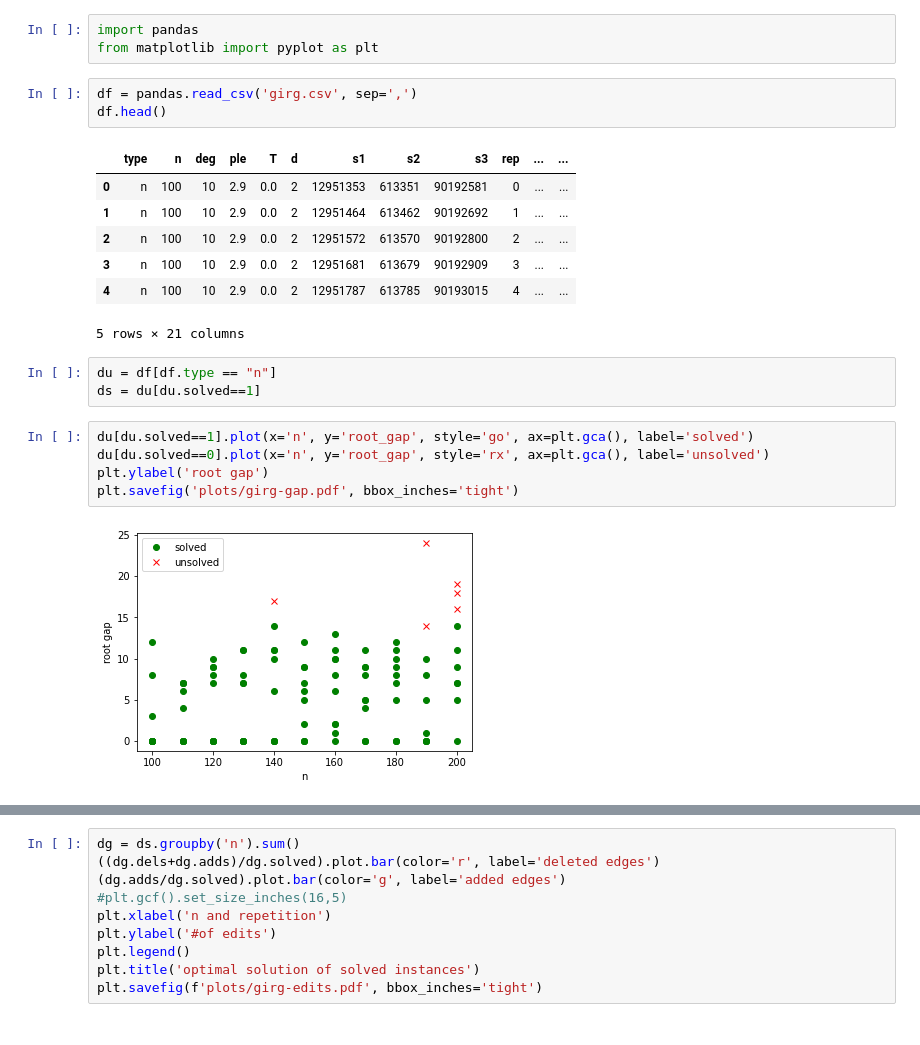
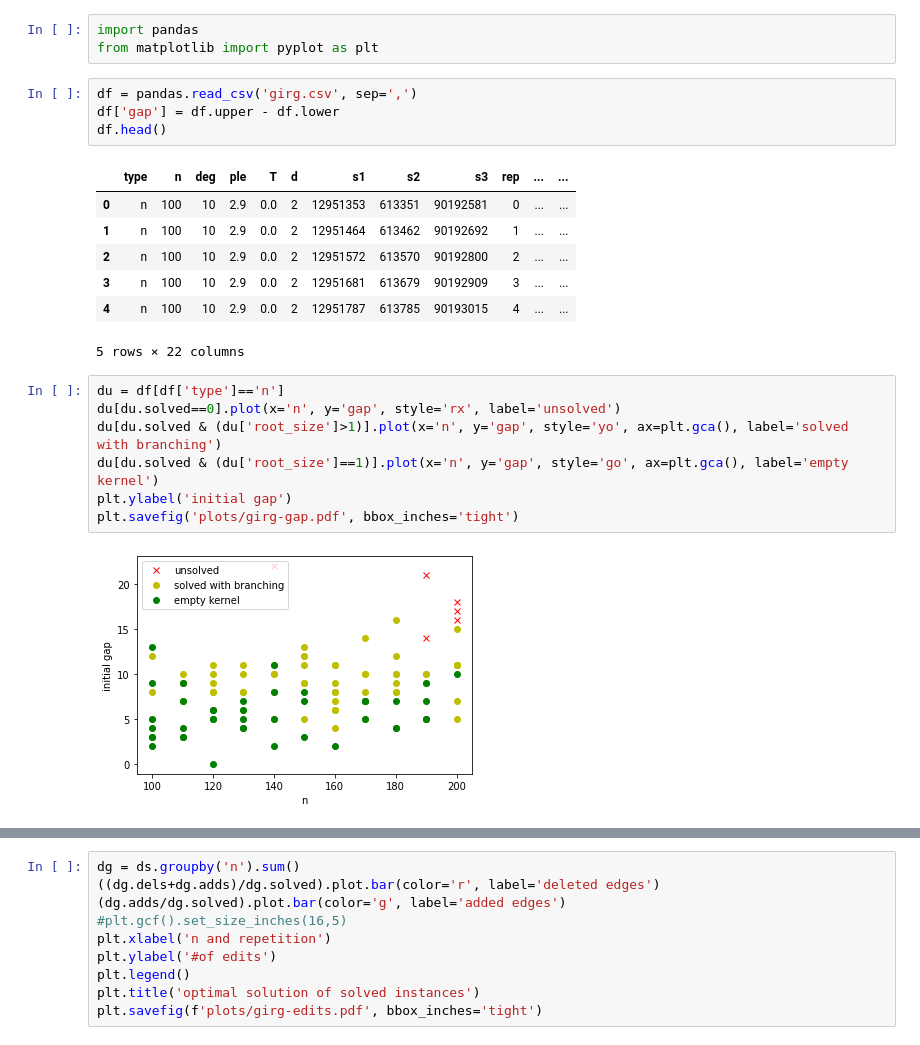
Before and after one commit to kittobi1992/cluster_editing, a Jupyter notebook: experiments-girg.ipynb, the cells around one changed output, grey strips where cells are left out. Drawn from its saved outputs; the diff is of its cells as text.

Commit message:
more plots and raw data for pace experiments

```diff
--- a/experiments-girg.ipynb
+++ b/experiments-girg.ipynb
@@ -3,6 +3,7 @@ import pandas
 from matplotlib import pyplot as plt
 # %%
 df = pandas.read_csv('girg.csv', sep=',')
+df['gap'] = df.upper - df.lower
 df.head()
 # %% [output]
 |  | type | n | deg | ple | T | d | s1 | s2 | s3 | rep | ... | ... |
@@ -11,15 +12,14 @@ df.head()
 | 2 | n | 100 | 10 | 2.9 | 0.0 | 2 | 12951572 | 613570 | 90192800 | 2 | ... | ... |
 | 3 | n | 100 | 10 | 2.9 | 0.0 | 2 | 12951681 | 613679 | 90192909 | 3 | ... | ... |
 | 4 | n | 100 | 10 | 2.9 | 0.0 | 2 | 12951787 | 613785 | 90193015 | 4 | ... | ... |
-5 rows × 21 columns
+5 rows × 22 columns
-# %%
-du = df[df.type == "n"]
-ds = du[du.solved==1]
 # %%
-du[du.solved==1].plot(x='n', y='root_gap', style='go', ax=plt.gca(), label='solved')
-du[du.solved==0].plot(x='n', y='root_gap', style='rx', ax=plt.gca(), label='unsolved')
-plt.ylabel('root gap')
+du = df[df['type']=='n']
+du[du.solved==0].plot(x='n', y='gap', style='rx', label='unsolved')
+du[du.solved & (du['root_size']>1)].plot(x='n', y='gap', style='yo', ax=plt.gca(), label='solved with branching')
+du[du.solved & (du['root_size']==1)].plot(x='n', y='gap', style='go', ax=plt.gca(), label='empty kernel')
+plt.ylabel('initial gap')
 plt.savefig('plots/girg-gap.pdf', bbox_inches='tight')
 # %% [output]
-[figure, old version]
+[figure, new version]
 # %%
```
Also changed, not shown: parts of 2 cells of this notebook, 4 other files.
